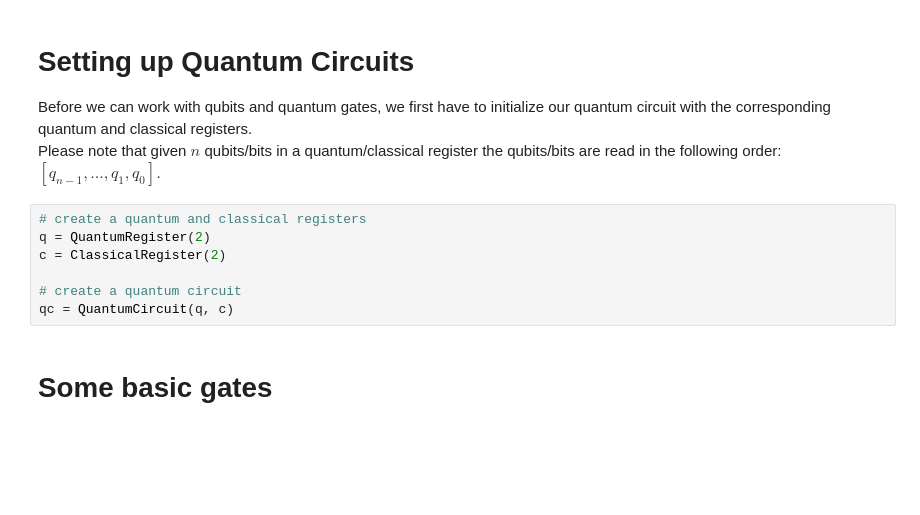
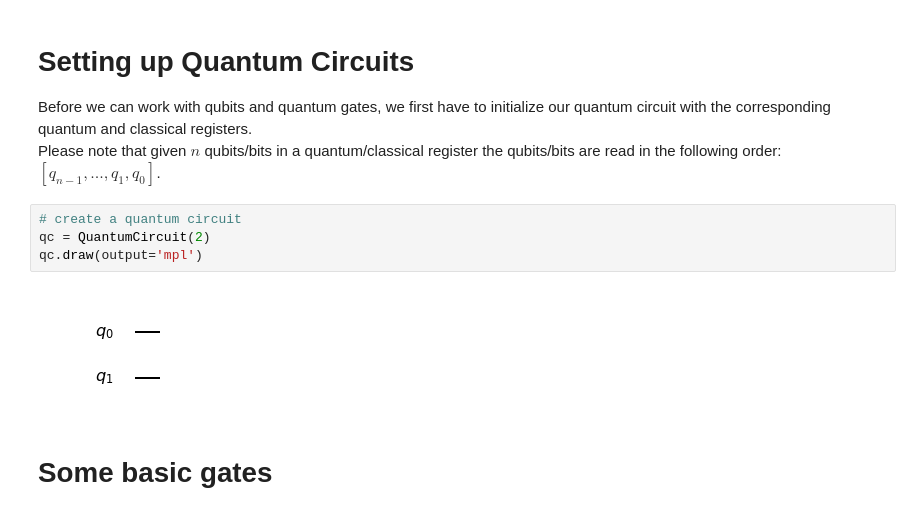
Before and after one commit to stefan-woerner/qiskit_tutorial, a Jupyter notebook: hello_qiskit.ipynb, the cells around one changed output. Saved outputs shown, nothing was run; the diff lists cells and outputs as text; blank space fills up the shorter version.

```diff
--- a/hello_qiskit.ipynb
+++ b/hello_qiskit.ipynb
@@ -44,13 +56,12 @@ backend = 'local_qasm_simulator'
 Before we can work with qubits and quantum gates, we first have to initialize our quantum circuit with the corresponding quantum and classical registers.
 <br>
 Please note that given $n$ qubits/bits in a quantum/classical register the qubits/bits are read in the following order: $[q_{n-1}, ..., q_1, q_0]$.
-# %%
-# create a quantum and classical registers
-q = QuantumRegister(2)
-c = ClassicalRegister(2)
-
-# create a quantum circuit
-qc = QuantumCircuit(q, c)
+# %%
+# create a quantum circuit
+qc = QuantumCircuit(2)
+qc.draw(output='mpl')
+# %% [output]
+[figure, added]
 # %% [markdown]
 # Some basic gates
 # %% [markdown]
```
Also changed, not shown: parts of 22 cells of this notebook, 4 other files.
